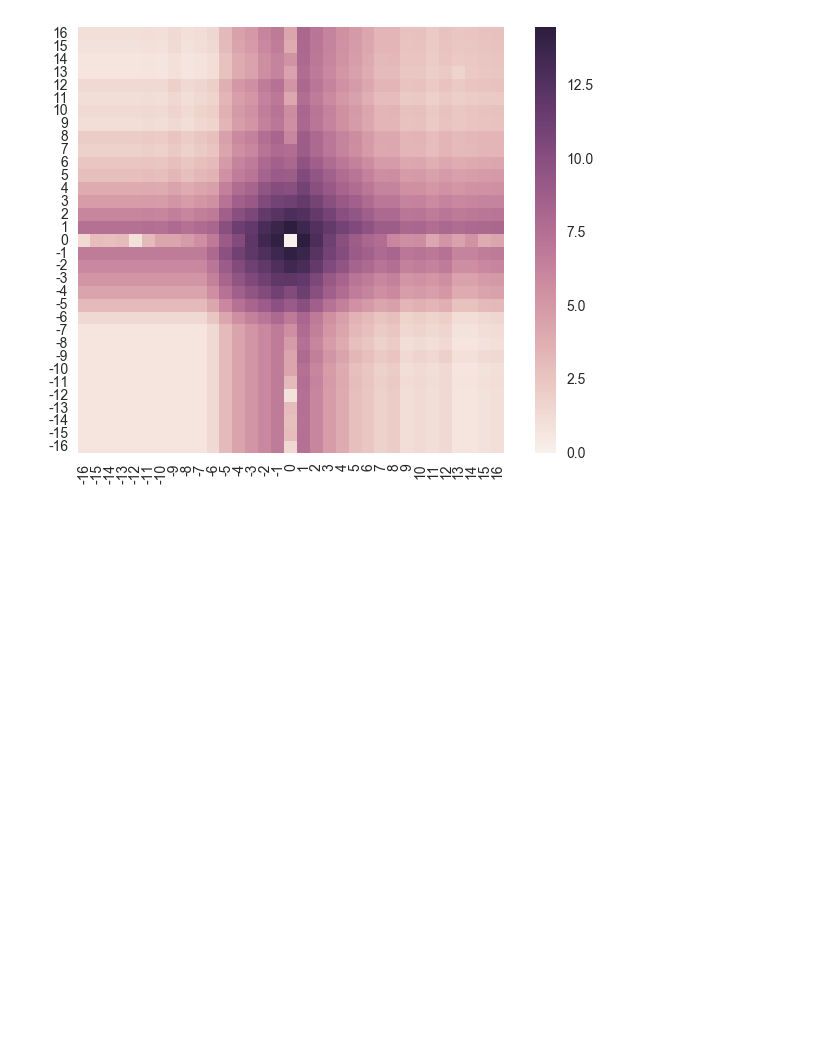
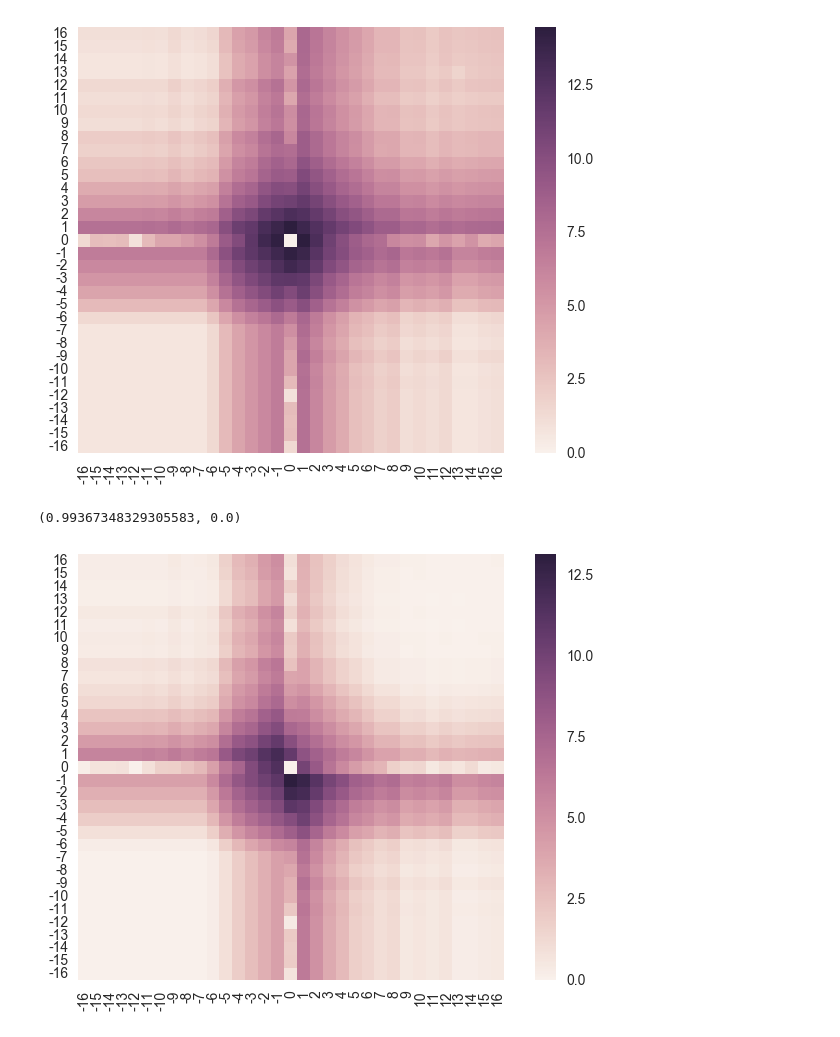
Before and after one commit to barrbrain/AV1-CfL-Proposal, a Jupyter notebook: Chroma from Luma signalling.ipynb, the cells around one changed output. Drawn from its saved outputs; the diff is of its cells as text; code cells hidden in the pictures; blank space fills up the shorter version.

Commit message:
Compare simplified model with raw data

```diff
--- a/Chroma from Luma signalling.ipynb
+++ b/Chroma from Luma signalling.ipynb
@@ -92,3 +92,20 @@ stats.pearsonr(alpha_norm_symm.ravel(), alpha_norm_symm_1d.ravel())
 # %% [output]
 (0.99918315070893993, 0.0)
 [figure]
+# %%
+alpha_model = alpha_norm_symm_1d.copy()
+alpha_model[:16,:16] *= alpha_count[:16,:16].sum() / alpha_norm[:16,:16].sum()
+alpha_model[17:,:16] *= alpha_count[17:,:16].sum() / alpha_norm[17:,:16].sum()
+alpha_model[:16,17:] *= alpha_count[:16,17:].sum() / alpha_norm[:16,17:].sum()
+alpha_model[17:,17:] *= alpha_count[17:,17:].sum() / alpha_norm[17:,17:].sum()
+alpha_model[:16,16] *= alpha_count[:16,16].sum() / alpha_norm[:16,16].sum()
+alpha_model[17:,16] *= alpha_count[17:,16].sum() / alpha_norm[17:,16].sum()
+alpha_model[16,:16] *= alpha_count[16,:16].sum() / alpha_norm[16,:16].sum()
+alpha_model[16,17:] *= alpha_count[16,17:].sum() / alpha_norm[16,17:].sum()
+# %%
+log1p_model = pd.DataFrame(np.log1p(alpha_model), index=range(-16, 17), columns=range(-16, 17))
+sns.heatmap(log1p_model[::-1], square=True);
+stats.pearsonr(alpha_count.ravel(), alpha_model.ravel())
+# %% [output]
+(0.99367348329305583, 0.0)
+[figure, added]
```
Also changed, not shown: parts of 1 cell of this notebook.
